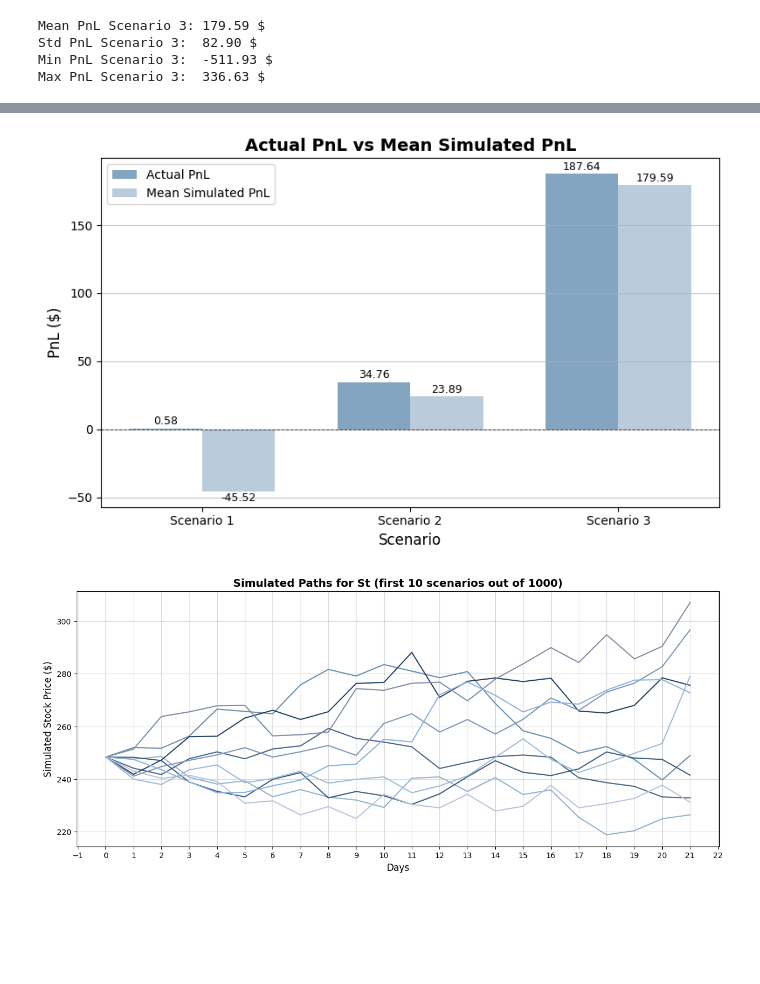
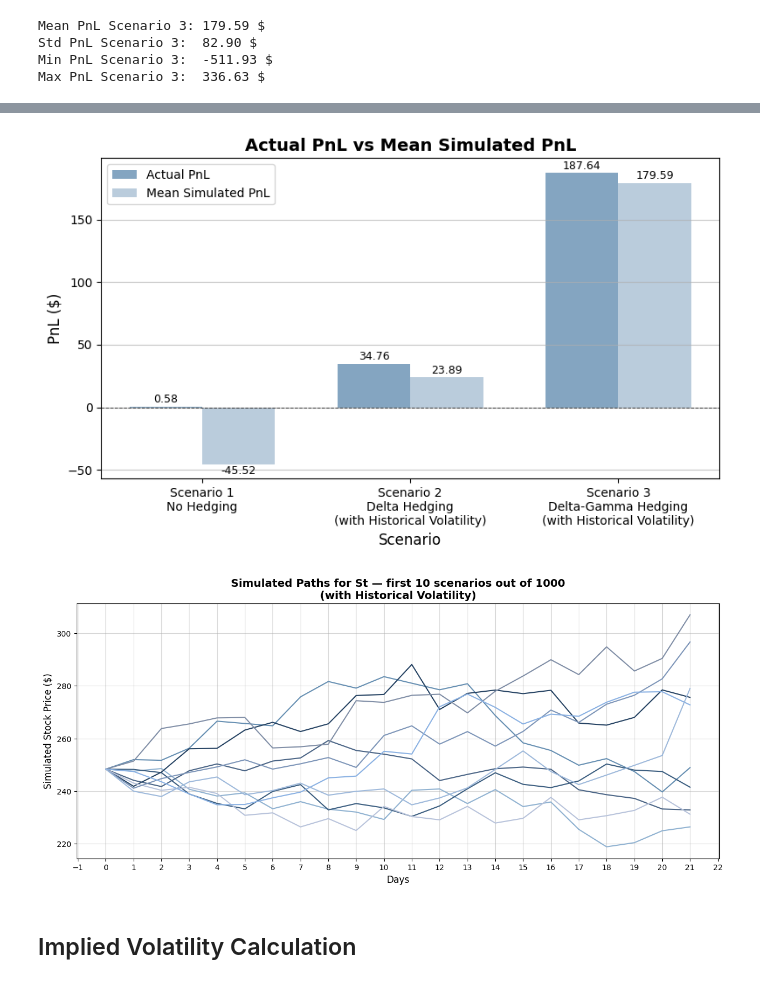
Before and after one commit to AnaSofiaHinojosa/GreekHedging, a Jupyter notebook: proyecto.ipynb, the cells around one changed output, grey strips where cells are left out. Drawn from its saved outputs; the diff is of its cells as text; code cells hidden in the pictures; blank space fills up the shorter version.

```diff
--- a/proyecto.ipynb
+++ b/proyecto.ipynb
@@ -46,0 +75,17 @@ df_filtered
+# %%
+def safe_iv(row):
+    S = row['Price']
+    K = row['Strike']
+    CallMkt = row['Last Price']
+    r = 0.0426
+    T = (row['Expiration Date'] - pd.Timestamp(row['Date'])).days / 365
+    T = max(T, 1e-6)
+
+    try:
+        calc = Calculations(S=S, K=K, T=T, r=r, sigma=0.3)
+        return calc.get_implied_vol(S=S, K=K, T=T, r=r, CallMkt=CallMkt)
+    except Exception:
+        return np.nan
+
+df_filtered['Implied_Volatility'] = df_filtered.apply(safe_iv, axis=1)
+df_filtered
@@ -179,16 +399,16 @@ np.random.seed(42)
 W = np.random.normal(0, 1, (n_simulations, n_days))
 daily_returns = np.exp((mu - 0.5 * sigma**2) * dt + sigma * np.sqrt(dt) * W)
 
-paths = np.zeros((n_simulations, n_days + 1))
-paths[:, 0] = S0
+paths_historical = np.zeros((n_simulations, n_days + 1))
+paths_historical[:, 0] = S0
 for t in range(1, n_days + 1):
-    paths[:, t] = paths[:, t-1] * daily_returns[:, t-1]
+    paths_historical[:, t] = paths_historical[:, t-1] * daily_returns[:, t-1]
 
-final_prices = paths[:, -1]
+final_prices_historical = paths_historical[:, -1]
 
 total_pnl = []
 
-for St in final_prices:
+for St in final_prices_historical:
     gain_loss = [-max(St - strike, 0) for strike in strikes]
     option_exercised = [1 if St > strike else 0 for strike in strikes]
 
@@ -215,7 +486,7 @@ Max PnL:  253.52 $
 # %%
 total_pnl_scenario2 = []
 
-for path in paths:
+for path in paths_historical:
     simulated_prices = path[1:]
     St = path[-1]
     df_delta_sim = pd.DataFrame({'Strike': strikes})
@@ -266,7 +586,7 @@ threshold_1 = 0.1
 threshold_2 = 0.08
 added_subs = 0.1
 
-for path in paths:
+for path in paths_historical:
     simulated_prices = path[1:]
     St = path[-1]
 
@@ -367,7 +756,7 @@ plt.show()
 actual_pnls = [total_scenario_1, total_scenario_2, total_scenario_3]
 mean_pnls = [total_pnl_scenario1.mean(), total_pnl_scenario2.mean(), total_pnl_scenario3.mean()]
 
-labels = ['Scenario 1', 'Scenario 2', 'Scenario 3']
+labels = ['Scenario 1\nNo Hedging', 'Scenario 2\nDelta Hedging\n(with Historical Volatility)', 'Scenario 3\nDelta-Gamma Hedging\n(with Historical Volatility)']
 x = np.arange(len(labels))
 width = 0.35
 
@@ -388,19 +777,21 @@ plt.legend()
 plt.tight_layout()
 plt.show()
 # %% [output]
-[figure, old version]
+[figure, new version]
 # %%
 plt.figure(figsize=(15, 6))
 colors_blue = ['#668fb2', '#90B2D1', '#3C5E80', '#264363', '#4A6485', '#808EA6', '#B8C3DB', '#7D95B8', '#8AB1E3', '#9EB9DB']
 
 for i in range(10):
-    plt.plot(paths[i], color=colors_blue[i])
+    plt.plot(paths_historical[i], color=colors_blue[i])
 
 plt.gca().xaxis.set_major_locator(MultipleLocator(1))
-plt.title('Simulated Paths for St (first 10 scenarios out of 1000)', fontsize=14, fontweight='bold')
+plt.title('Simulated Paths for St — first 10 scenarios out of 1000\n(with Historical Volatility)', fontsize=14, fontweight='bold')
 plt.xlabel('Days', fontsize=12)
 plt.ylabel('Simulated Stock Price ($)', fontsize=12)
 plt.grid(alpha=0.5)
 plt.show()
 # %% [output]
-[figure, old version]
+[figure, new version]
+# %% [markdown]
+## Implied Volatility Calculation
```
Also changed, not shown: parts of 28 cells of this notebook.
